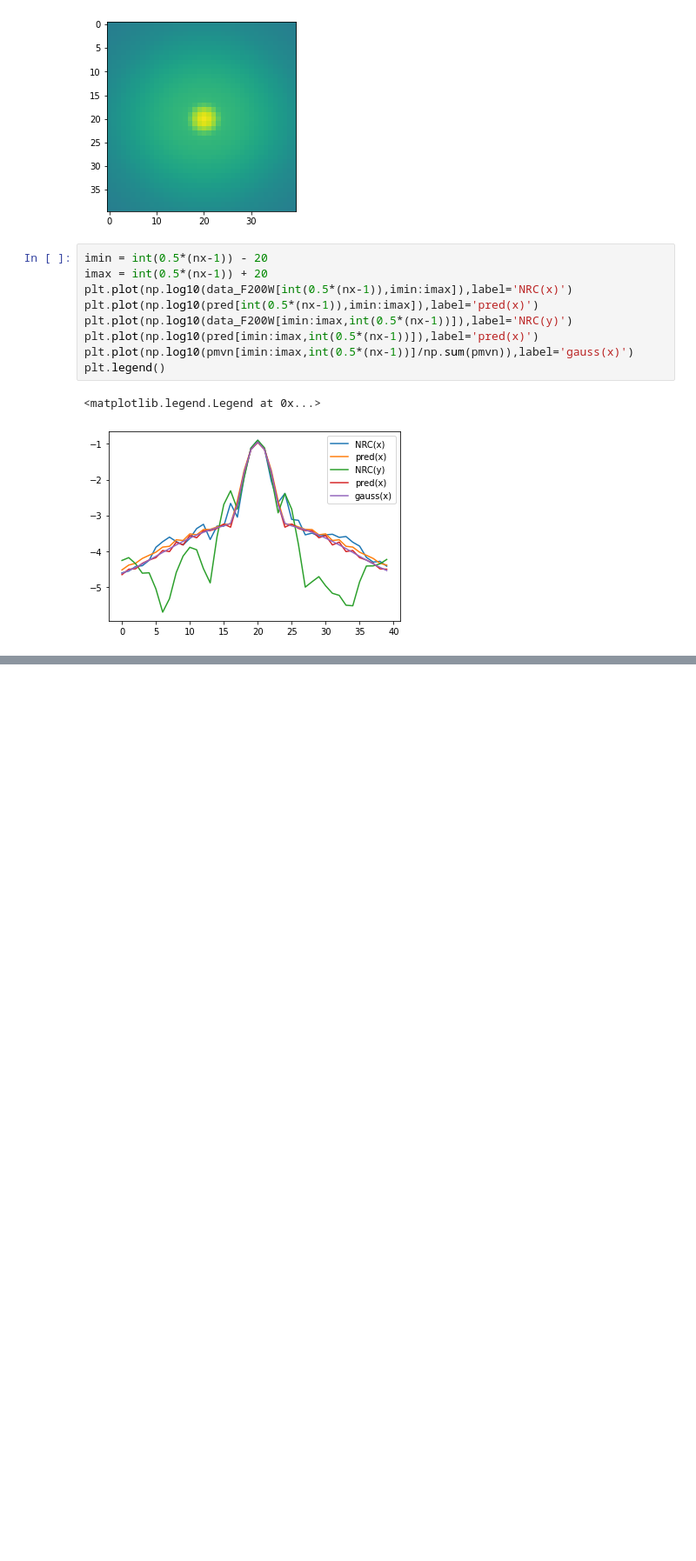
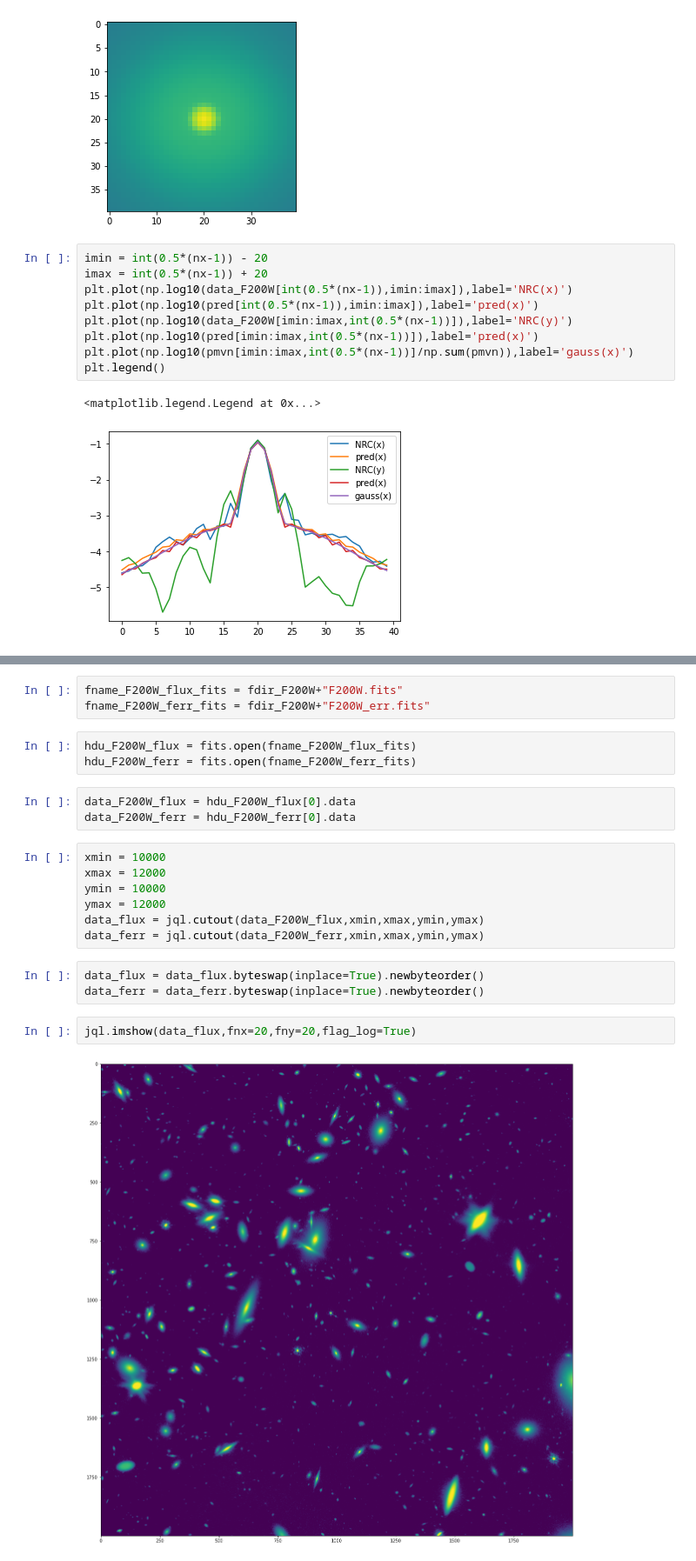
Before and after one commit to brantr/tensorflow-linear-regression, a Jupyter notebook: nircam-psf-fitting.ipynb, the cells around one changed output, grey strips where cells are left out. Shown at 87% size. Drawn from its saved outputs; the diff is of its cells as text; blank space fills up the shorter version.

```diff
--- a/nircam-psf-fitting.ipynb
+++ b/nircam-psf-fitting.ipynb
@@ -390,0 +461,23 @@ plt.legend()
+# %%
+fname_F200W_flux_fits = fdir_F200W+"F200W.fits"
+fname_F200W_ferr_fits = fdir_F200W+"F200W_err.fits"
+# %%
+hdu_F200W_flux = fits.open(fname_F200W_flux_fits)
+hdu_F200W_ferr = fits.open(fname_F200W_ferr_fits)
+# %%
+data_F200W_flux = hdu_F200W_flux[0].data
+data_F200W_ferr = hdu_F200W_ferr[0].data
+# %%
+xmin = 10000
+xmax = 12000
+ymin = 10000
+ymax = 12000
+data_flux = jql.cutout(data_F200W_flux,xmin,xmax,ymin,ymax)
+data_ferr = jql.cutout(data_F200W_ferr,xmin,xmax,ymin,ymax)
+# %%
+data_flux = data_flux.byteswap(inplace=True).newbyteorder()
+data_ferr = data_ferr.byteswap(inplace=True).newbyteorder()
+# %%
+jql.imshow(data_flux,fnx=20,fny=20,flag_log=True)
+# %% [output]
+[figure, added]
```
Also changed, not shown: parts of 12 cells of this notebook.
